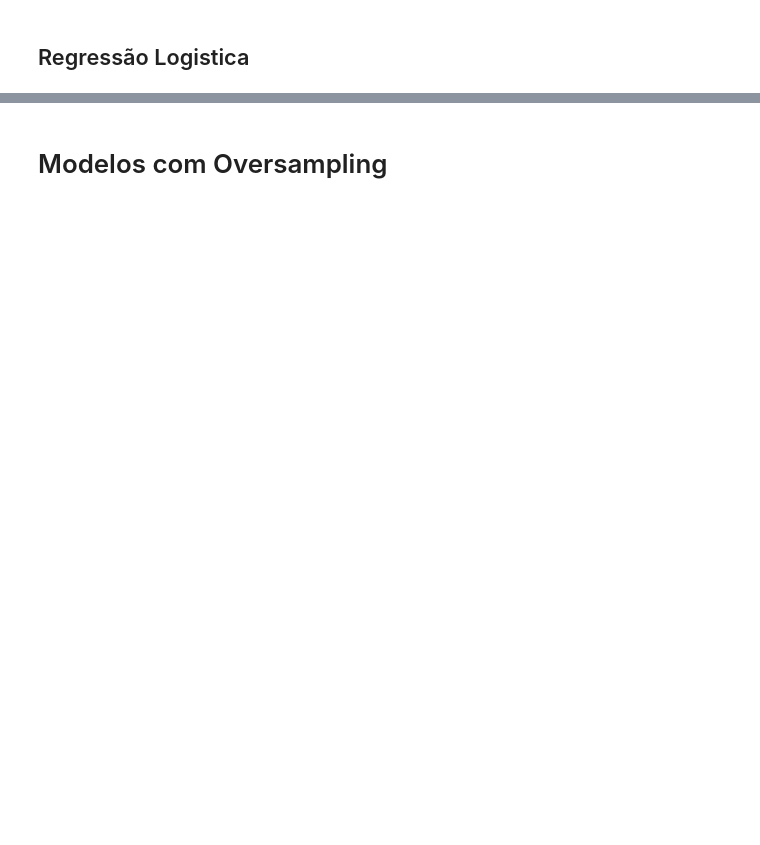
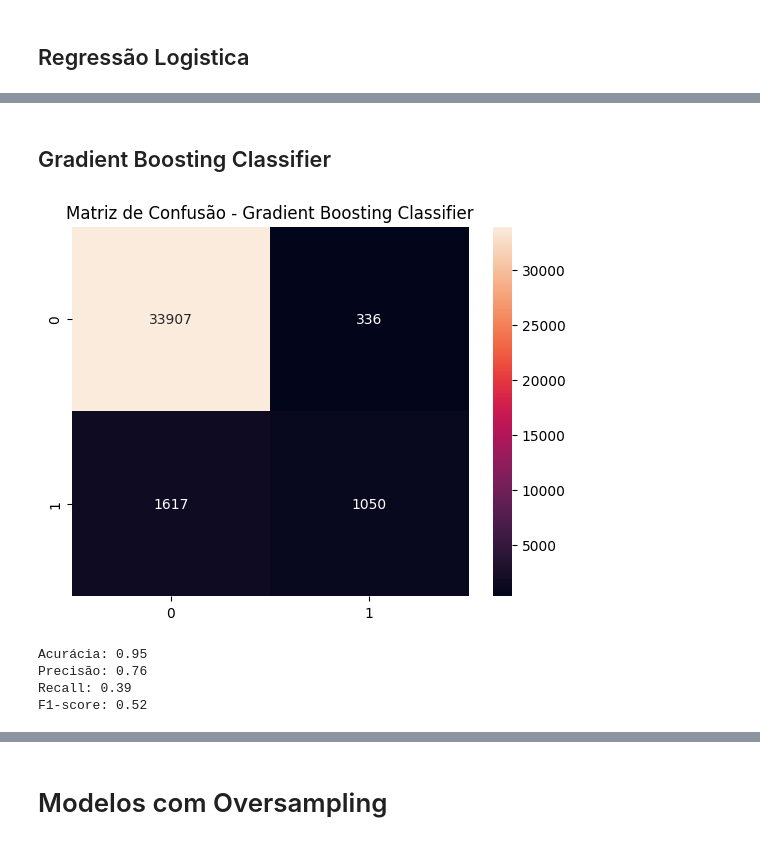
Before and after one commit to Muniz97/Data-Science---Federal-road-accidents---Brazil, a Jupyter notebook: 4 - Model/Federal_Accidents_Model.ipynb, the cells around one changed output, grey strips where cells are left out. Saved outputs shown, nothing was run; the diff lists cells and outputs as text; code cells hidden in the pictures; blank space fills up the shorter version.

```diff
--- a/4 - Model/Federal_Accidents_Model.ipynb
+++ b/4 - Model/Federal_Accidents_Model.ipynb
@@ -156,0 +182,2 @@ print(f'F1-score: {f1:.2f}')
+# %% [markdown]
+## Gradient Boosting Classifier
@@ -156,0 +186,25 @@ print(f'F1-score: {f1:.2f}')
+# %%
+model_gb = GradientBoostingClassifier(n_estimators = 100 , random_state = 1337, max_depth = 8, learning_rate = 0.1)
+model_gb.fit(x_train_kbest, y_train)
+gb_predict= model_gb.predict(x_test_kbest)
+# %%
+# Avaliando o modelo de Gradient Boosting Classifier
+sns.heatmap(confusion_matrix(y_test,gb_predict), annot = True, fmt = 'g')
+plt.title("Matriz de Confusão - Gradient Boosting Classifier")
+plt.show()
+
+accuracy = accuracy_score(y_test, gb_predict)
+precision = precision_score(y_test, gb_predict)
+recall = recall_score(y_test, gb_predict)
+f1 = f1_score(y_test, gb_predict)
+
+print(f'Acurácia: {accuracy:.2f}')
+print(f'Precisão: {precision:.2f}')
+print(f'Recall: {recall:.2f}')
+print(f'F1-score: {f1:.2f}')
+# %% [output]
+[figure, added]
+Acurácia: 0.95
+Precisão: 0.76
+Recall: 0.39
+F1-score: 0.52
```
Also changed, not shown: parts of 13 cells of this notebook.
